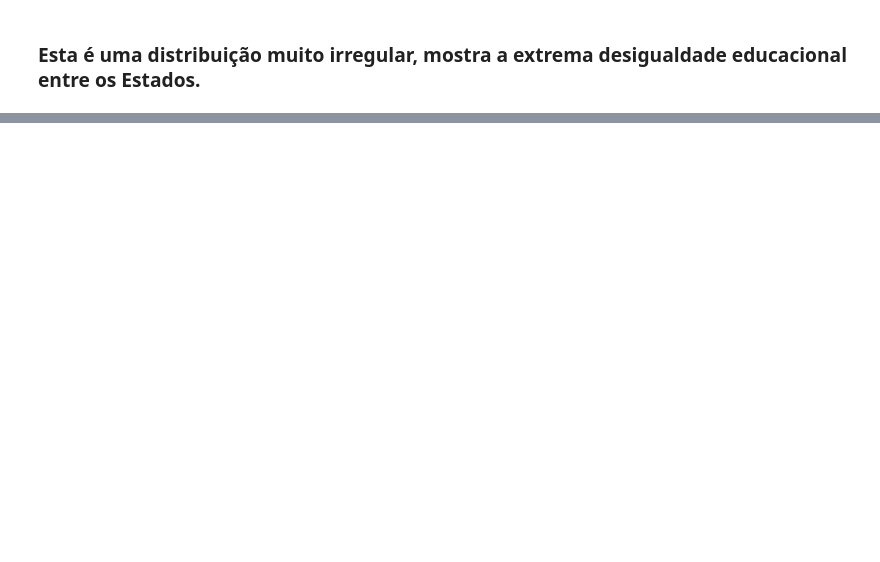
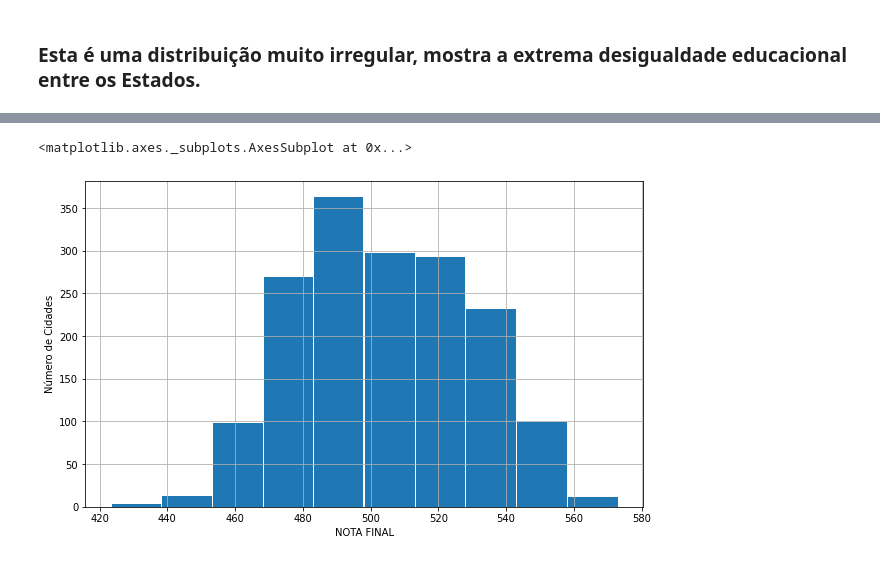
Before and after one commit to audreymoreira/case_ENEM_2017, a Jupyter notebook: Vistas_do_ENEM_2017.ipynb, the cells around one changed output, grey strips where cells are left out. Drawn from its saved outputs; the diff is of its cells as text; code cells hidden in the pictures; blank space fills up the shorter version.

```diff
--- a/Vistas_do_ENEM_2017.ipynb
+++ b/Vistas_do_ENEM_2017.ipynb
@@ -508,9 +545,12 @@ media_por_cidade.sample(10).reset_index()
 # %%
 plt.figure(figsize = (10, 6))
 plt.xlabel('NOTA FINAL')
 plt.ylabel('Número de Cidades')
-plt.title('Distribuição da Nota Média Final por Cidades')
+#plt.title('Distribuição da Nota Média Final por Cidades')
 media_por_cidade['NOTA_FINAL'].hist(edgecolor="white", bins=10)
+# %% [output]
+<matplotlib.axes._subplots.AxesSubplot at 0x...>
+[figure, added]
 # %%
 dez_melhores_cidades = media_por_cidade.nlargest(10, 'NOTA_FINAL')
 dez_melhores_cidades = media_por_cidade.sort_values(by='NOTA_FINAL', ascending=False).head(10)
```
Also changed, not shown: parts of 24 cells of this notebook.
